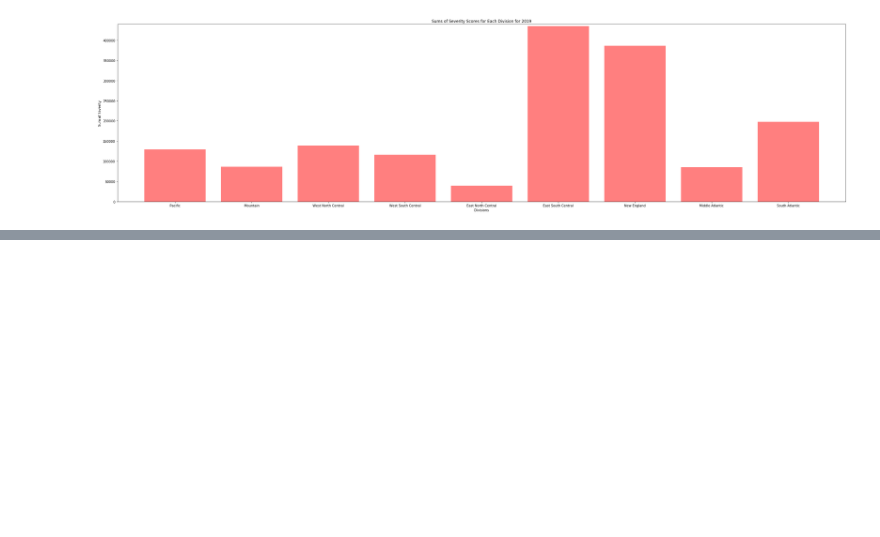
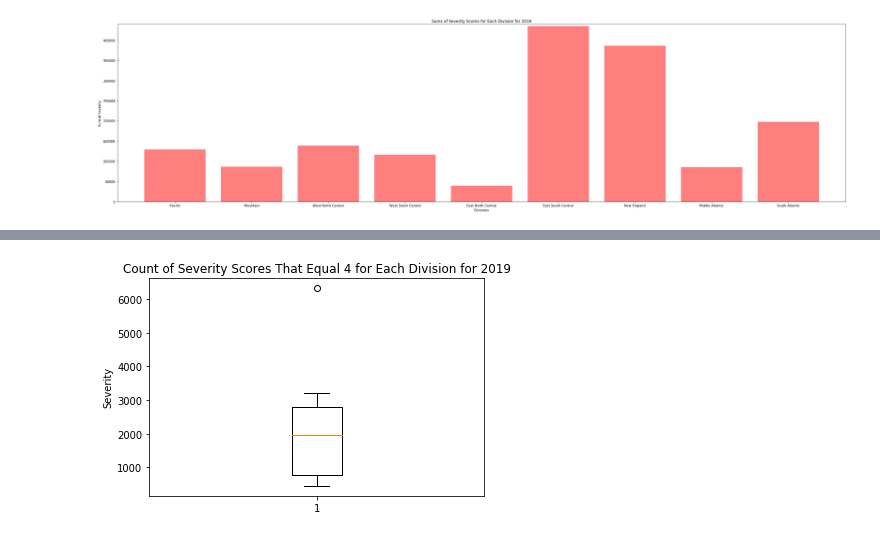
Before and after one commit to sebastiandifrancesco/Accident_Data_2019_Versus_2020, a Jupyter notebook: Visualizations.ipynb, the cells around one changed output, grey strips where cells are left out. Cells and saved outputs as stored; diff of their text form; code cells hidden in the pictures; blank space fills up the shorter version.

```diff
--- a/Visualizations.ipynb
+++ b/Visualizations.ipynb
@@ -82,0 +144,11 @@ Count_of_Severity_Score_2020 = pd.DataFrame(accident_df_2020_w_divisions.groupby
+# %%
+# Box and whisker plot of above
+Count_of_Severity_Score_4_2019_list = Count_of_Severity_Score_4_2019['Count_of_Severity_Score'].tolist()
+times = Count_of_Severity_Score_4_2019_list
+fig1, ax1 = plt.subplots()
+ax1.set_title('Count of Severity Scores That Equal 4 for Each Division for 2019')
+ax1.set_ylabel('Severity')
+ax1.boxplot(times)
+plt.show()
+# %% [output]
+[figure, added]
```
Also changed, not shown: parts of 11 cells of this notebook, 4 other files.
